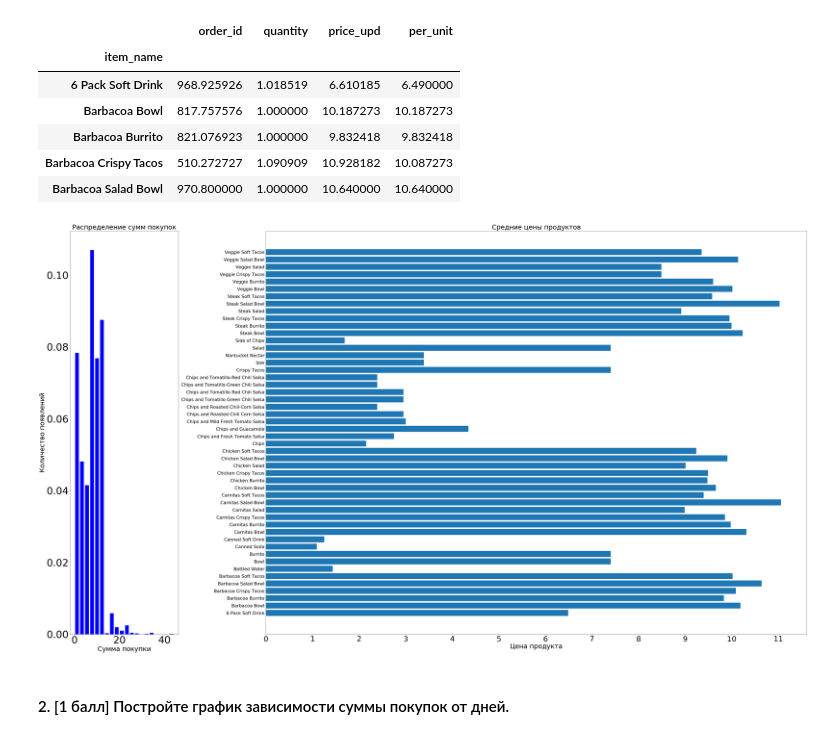
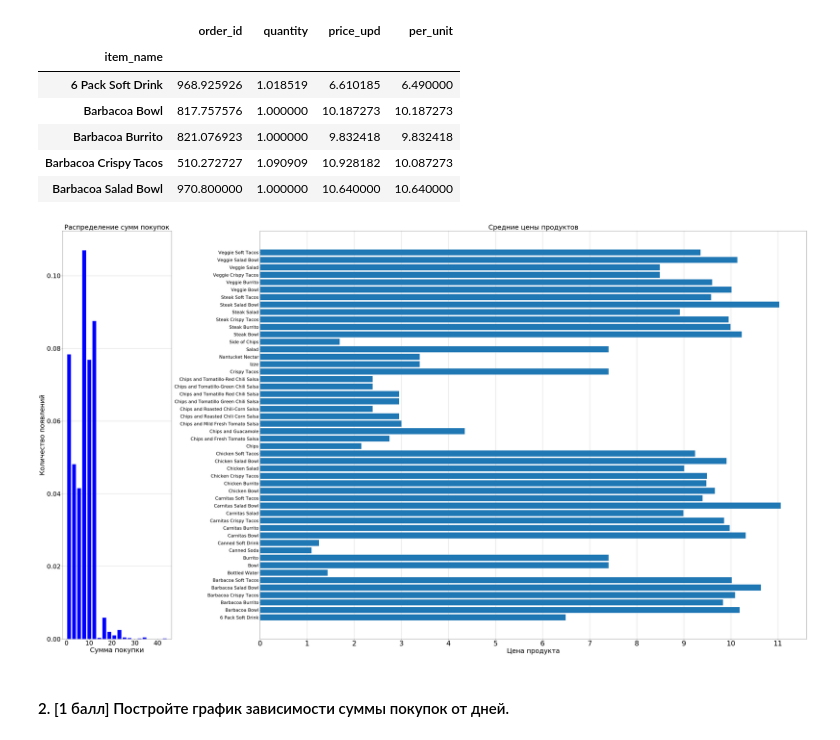
Before and after one commit to hse-mlearn/ha-01-erokhin, a Jupyter notebook: HA_1_current.ipynb, the cells around one changed output. Cells and saved outputs as stored; diff of their text form; code cells hidden in the pictures.

```diff
--- a/HA_1_current.ipynb
+++ b/HA_1_current.ipynb
@@ -375,35 +375,39 @@ df_prod_means.head(5)
 # %%
 from matplotlib import gridspec
 from matplotlib import ticker
 num_bins = 20
 fig,(ax1, ax2) = plt.subplots(
     nrows=1, ncols=2,
     figsize = (64,36)
 )
 gs = gridspec.GridSpec(1,2, width_ratios=[1,5])
 
 ax1 = plt.subplot(gs[0])
 ax1.hist(df.iloc[:,4], num_bins,range=(0, df['price_upd'].max()),density=1,facecolor='blue', rwidth=0.75)
-plt.rc('font', size=36)
+plt.rc('font', size=33)
 ax1.set_title('Распределение сумм покупок', fontsize=32)
 ax1.set_xlabel('Сумма покупки',fontsize=32)
 ax1.set_ylabel('Количество появлений',fontsize=32)
+ax1.grid(axis='y')
+ax1.set_axisbelow(True)
 
 labels = df_prod_means.index
 value = tuple(df_prod_means.iloc[:,3].tolist())
 position = np.arange(50)
 ax2 = plt.subplot(gs[1])
 locator = matplotlib.ticker.MultipleLocator(base=1)
 ax2.barh(position, value)
 ax2.set_yticks(position)
 ax2.set_yticklabels(labels, fontsize = 21.5)
 ax2.xaxis.set_major_locator(locator)
 ax2.set_title('Средние цены продуктов', fontsize=32)
 ax2.set_xlabel('Цена продукта', fontsize=32)
 plt.subplots_adjust(wspace=0.27)
+ax2.grid(axis='x')
+ax2.set_axisbelow(True)
 plt.show()
 # %% [output]
-[figure, old version]
+[figure, new version]
 # %% [markdown]
 #### 2. [1 балл] Постройте график зависимости суммы покупок от дней.
 # %%
```
Also changed, not shown: parts of 8 cells of this notebook.
